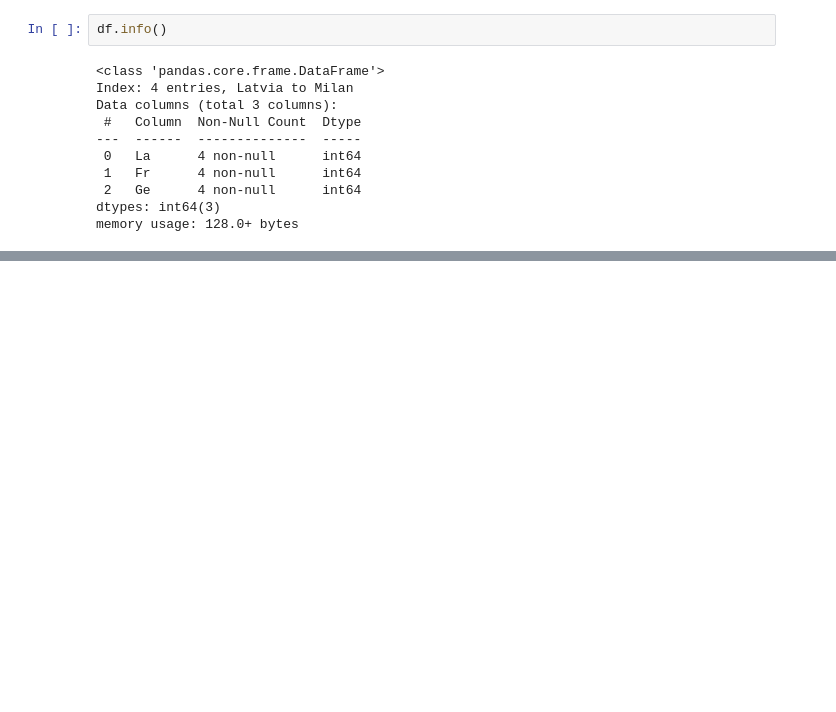
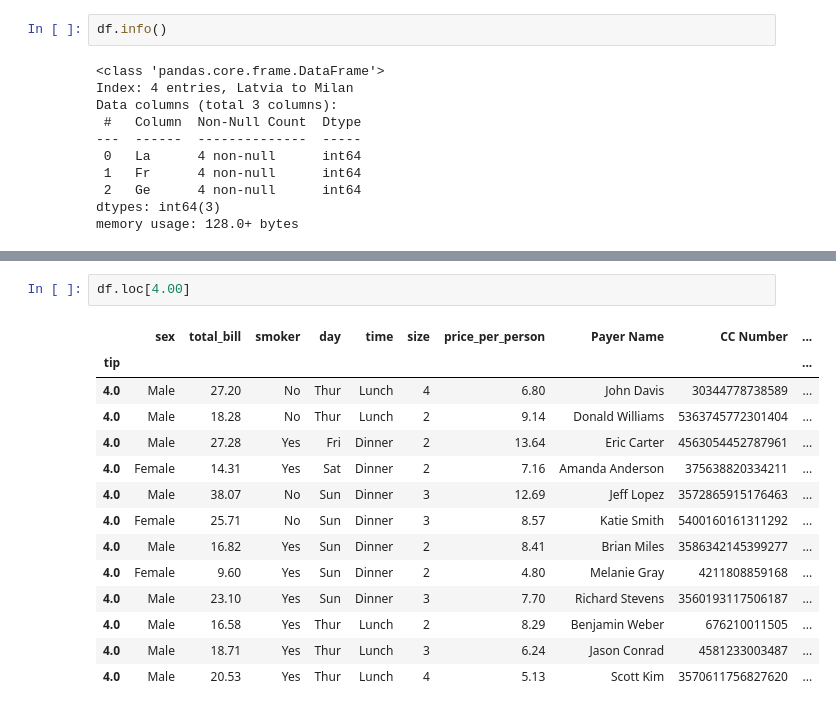
Before and after one commit to ka-53/ML-draft, a Jupyter notebook: pandas/dataframe.ipynb, the cells around one changed output, grey strips where cells are left out. Saved outputs shown, nothing was run; the diff lists cells and outputs as text; blank space fills up the shorter version.

```diff
--- a/pandas/dataframe.ipynb
+++ b/pandas/dataframe.ipynb
@@ -38,0 +432,17 @@ memory usage: 128.0+ bytes
+# %%
+df.loc[4.00]
+# %% [output]
+|  | sex | total_bill | smoker | day | time | size | price_per_person | Payer Name | CC Number | ... |
+| tip |  |  |  |  |  |  |  |  |  | ... |
+| 4.0 | Male | 27.20 | No | Thur | Lunch | 4 | 6.80 | John Davis | 30344778738589 | ... |
+| 4.0 | Male | 18.28 | No | Thur | Lunch | 2 | 9.14 | Donald Williams | 5363745772301404 | ... |
+| 4.0 | Male | 27.28 | Yes | Fri | Dinner | 2 | 13.64 | Eric Carter | 4563054452787961 | ... |
+| 4.0 | Female | 14.31 | Yes | Sat | Dinner | 2 | 7.16 | Amanda Anderson | 375638820334211 | ... |
+| 4.0 | Male | 38.07 | No | Sun | Dinner | 3 | 12.69 | Jeff Lopez | 3572865915176463 | ... |
+| 4.0 | Female | 25.71 | No | Sun | Dinner | 3 | 8.57 | Katie Smith | 5400160161311292 | ... |
+| 4.0 | Male | 16.82 | Yes | Sun | Dinner | 2 | 8.41 | Brian Miles | 3586342145399277 | ... |
+| 4.0 | Female | 9.60 | Yes | Sun | Dinner | 2 | 4.80 | Melanie Gray | 4211808859168 | ... |
+| 4.0 | Male | 23.10 | Yes | Sun | Dinner | 3 | 7.70 | Richard Stevens | 3560193117506187 | ... |
+| 4.0 | Male | 16.58 | Yes | Thur | Lunch | 2 | 8.29 | Benjamin Weber | 676210011505 | ... |
+| 4.0 | Male | 18.71 | Yes | Thur | Lunch | 3 | 6.24 | Jason Conrad | 4581233003487 | ... |
+| 4.0 | Male | 20.53 | Yes | Thur | Lunch | 4 | 5.13 | Scott Kim | 3570611756827620 | ... |
```
Also changed, not shown: parts of 56 cells of this notebook, 1 other file.
